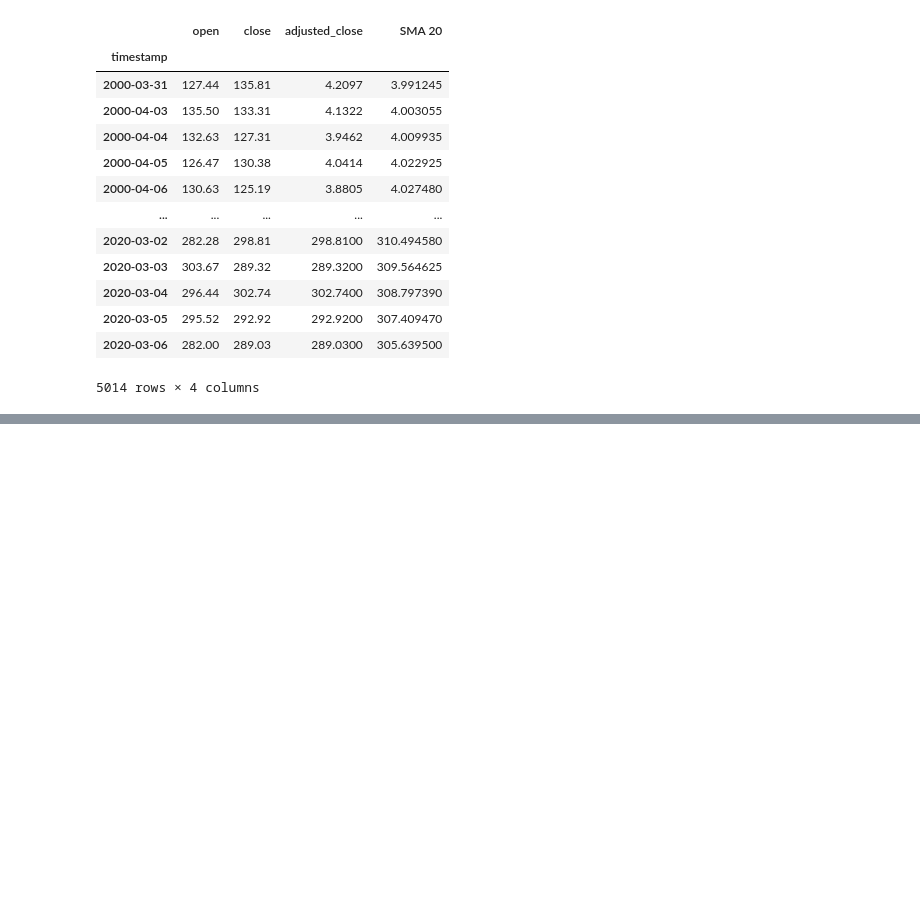
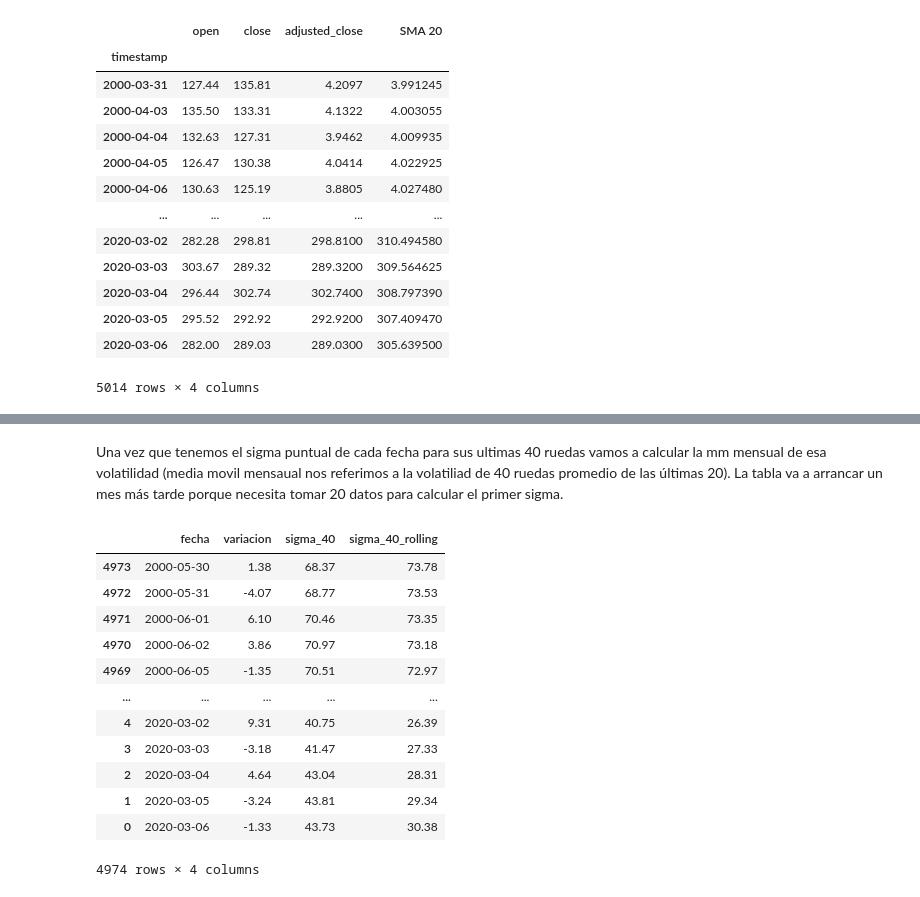
Before and after one commit to AucaCoyan/exp-quant, a Jupyter notebook: Libro2-Pandas.ipynb, the cells around one changed output, grey strips where cells are left out. Saved outputs shown, nothing was run; the diff lists cells and outputs as text; code cells hidden in the pictures; blank space fills up the shorter version.

```diff
--- a/Libro2-Pandas.ipynb
+++ b/Libro2-Pandas.ipynb
@@ -671,0 +678,13 @@ data
+# %%
+import math
+data = pd.read_excel('UCEMA/AAPL.xlsx')
+data = data.sort_values(by='timestamp', ascending=True)
+
+res = pd.DataFrame()
+res['fecha'] = data['timestamp']
+res['variacion'] = round(
+    data['adjusted_close'].pct_change()
+                        * 100, 2)
+res['sigma_40'] = round(res.variacion.rolling(40).std() * math.sqrt(250), 2) # Dividido 250 porque es la cantidad de ruedas que hay en un año
+res = res.dropna()
+res
@@ -671,0 +705,21 @@ data
+# %% [markdown]
+Una vez que tenemos el sigma puntual de cada fecha para sus ultimas 40 ruedas vamos a calcular la mm mensual de esa volatilidad (media movil mensaual nos referimos a la volatiliad de 40 ruedas promedio de las últimas 20). La tabla va a arrancar un mes más tarde porque necesita tomar 20 datos para calcular el primer sigma.
+# %%
+res['sigma_40_rolling'] = round(res.sigma_40.rolling(20).mean(), 2)
+res = res.dropna()
+
+res
+# %% [output]
+|  | fecha | variacion | sigma_40 | sigma_40_rolling |
+| 4973 | 2000-05-30 | 1.38 | 68.37 | 73.78 |
+| 4972 | 2000-05-31 | -4.07 | 68.77 | 73.53 |
+| 4971 | 2000-06-01 | 6.10 | 70.46 | 73.35 |
+| 4970 | 2000-06-02 | 3.86 | 70.97 | 73.18 |
+| 4969 | 2000-06-05 | -1.35 | 70.51 | 72.97 |
+| ... | ... | ... | ... | ... |
+| 4 | 2020-03-02 | 9.31 | 40.75 | 26.39 |
+| 3 | 2020-03-03 | -3.18 | 41.47 | 27.33 |
+| 2 | 2020-03-04 | 4.64 | 43.04 | 28.31 |
+| 1 | 2020-03-05 | -3.24 | 43.81 | 29.34 |
+| 0 | 2020-03-06 | -1.33 | 43.73 | 30.38 |
+4974 rows × 4 columns
```
Also changed, not shown: parts of 6 cells of this notebook.
